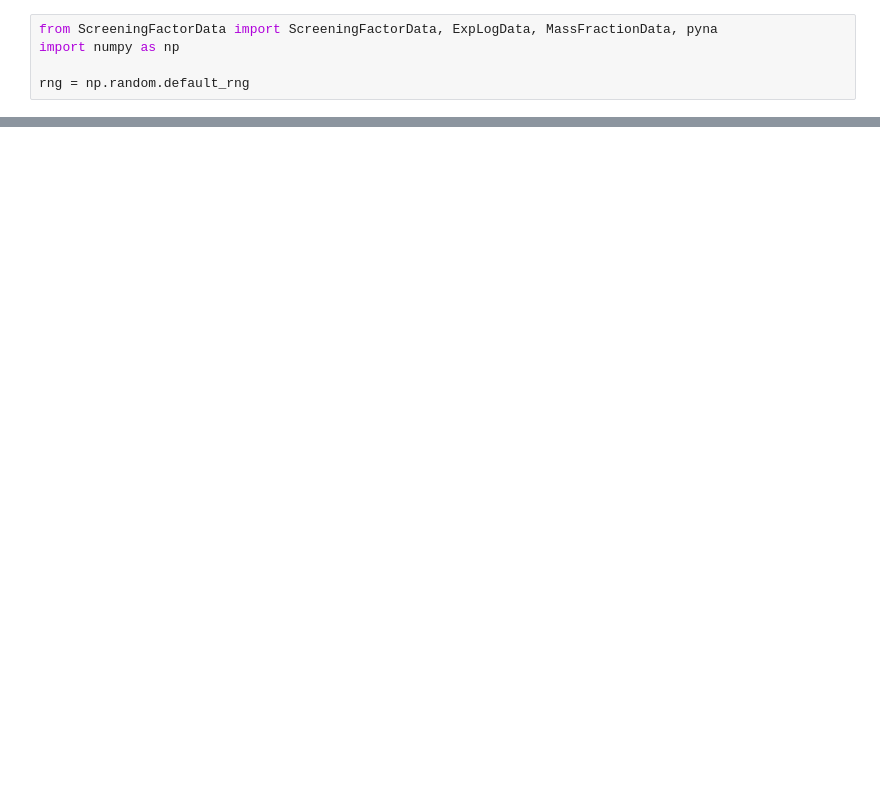
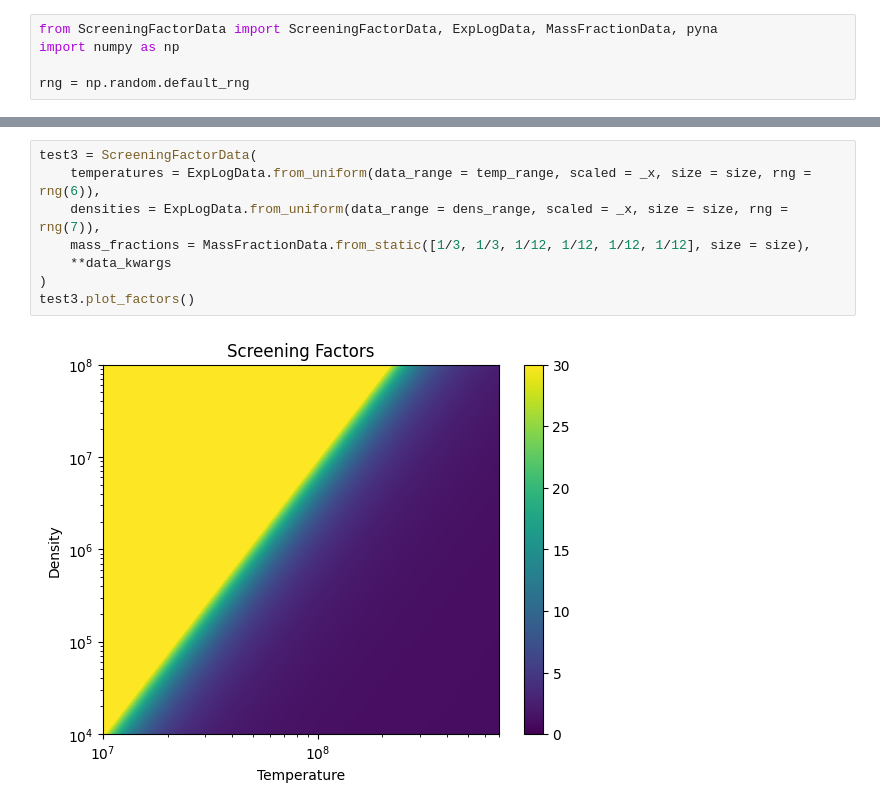
Before and after one commit to SamG-01/pynucastro_networks, a Jupyter notebook: plotting.ipynb, the cells around one changed output, grey strips where cells are left out. Cells and saved outputs as stored; diff of their text form; blank space fills up the shorter version.

```diff
--- a/plotting.ipynb
+++ b/plotting.ipynb
@@ -39,0 +47,10 @@ test.plot_factors()
+# %%
+test3 = ScreeningFactorData(
+    temperatures = ExpLogData.from_uniform(data_range = temp_range, scaled = _x, size = size, rng = rng(6)),
+    densities = ExpLogData.from_uniform(data_range = dens_range, scaled = _x, size = size, rng = rng(7)),
+    mass_fractions = MassFractionData.from_static([1/3, 1/3, 1/12, 1/12, 1/12, 1/12], size = size),
+    **data_kwargs
+)
+test3.plot_factors()
+# %% [output]
+[figure, added]
```
Also changed, not shown: parts of 5 cells of this notebook.
